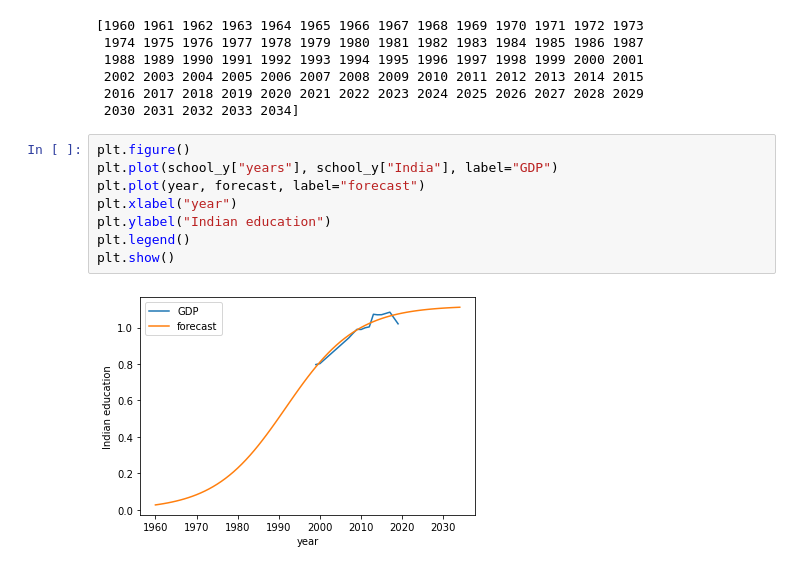
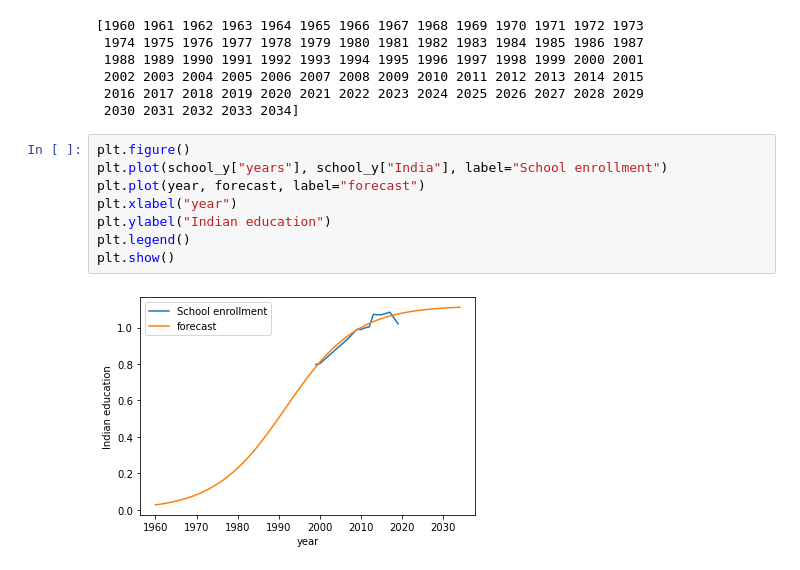
Before and after one commit to puneethegde72/Cluster-and-Fitting, a Jupyter notebook: Cluster and Fitting .ipynb, the cells around one changed output. Drawn from its saved outputs; the diff is of its cells as text.

```diff
--- a/Cluster and Fitting .ipynb
+++ b/Cluster and Fitting .ipynb
@@ -279,13 +279,13 @@ forecast = logistic(year, *param)
  2002 2003 2004 2005 2006 2007 2008 2009 2010 2011 2012 2013 2014 2015
  2016 2017 2018 2019 2020 2021 2022 2023 2024 2025 2026 2027 2028 2029
  2030 2031 2032 2033 2034]
-# %%
-plt.figure()
-plt.plot(school_y["years"], school_y["India"], label="GDP")
-plt.plot(year, forecast, label="forecast")
-plt.xlabel("year")
-plt.ylabel("Indian education")
-plt.legend()
-plt.show()
-# %% [output]
-[figure, removed]
+# %%
+plt.figure()
+plt.plot(school_y["years"], school_y["India"], label="School enrollment")
+plt.plot(year, forecast, label="forecast")
+plt.xlabel("year")
+plt.ylabel("Indian education")
+plt.legend()
+plt.show()
+# %% [output]
+[figure, added]
```
